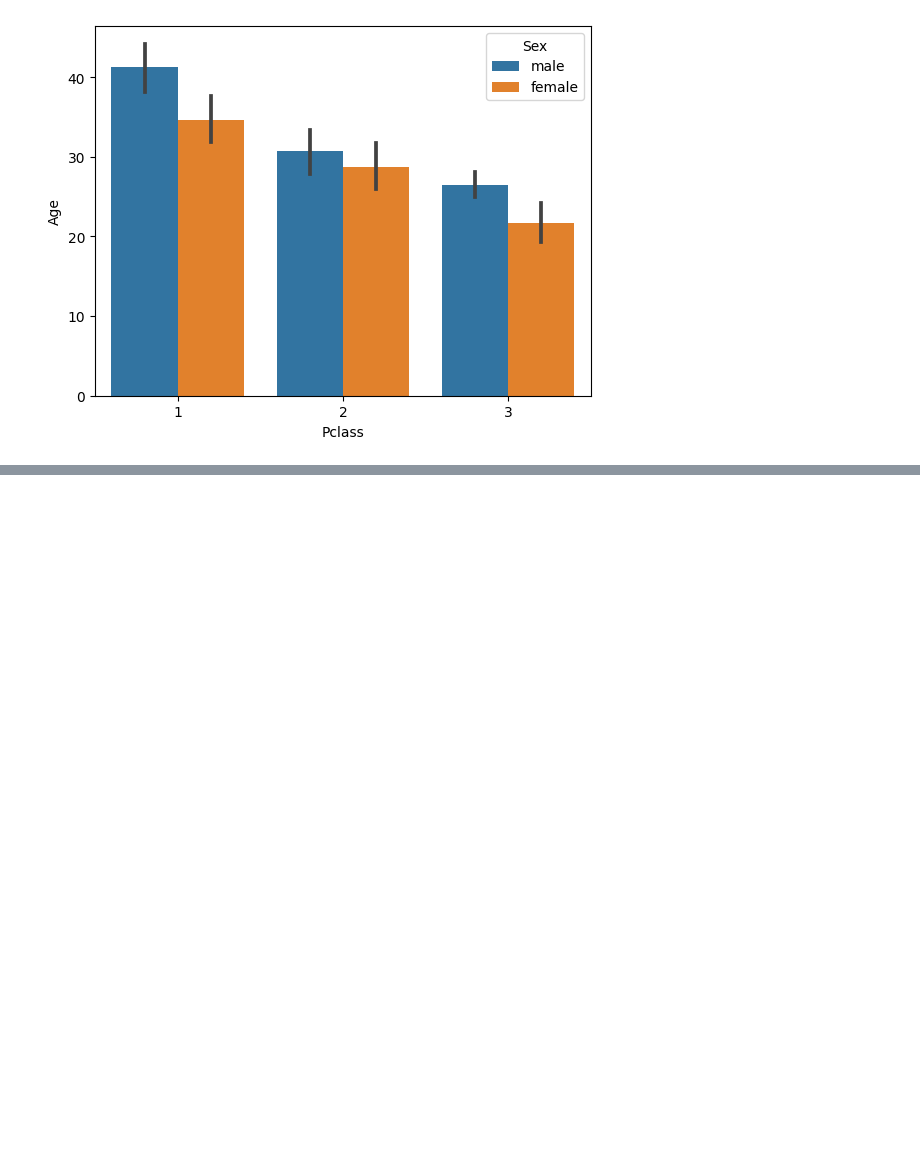
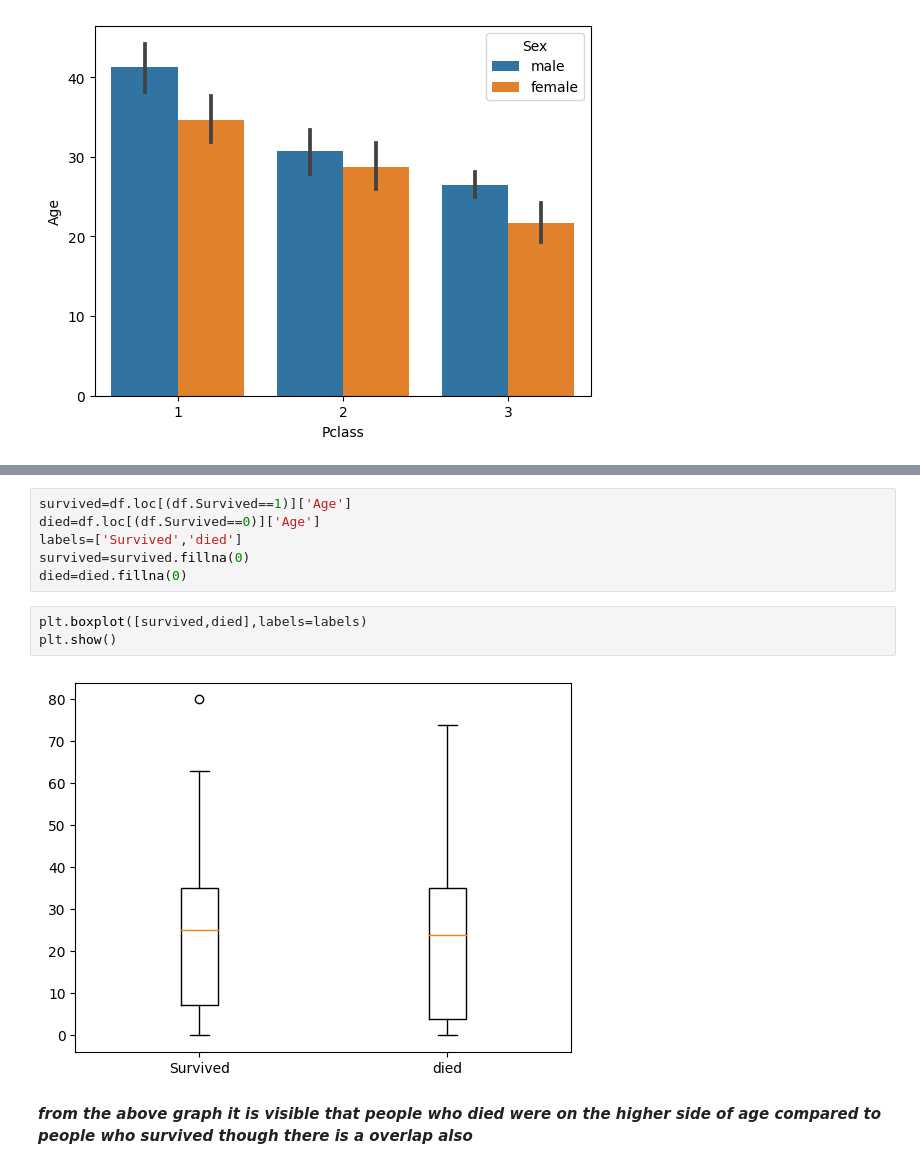
Before and after one commit to LataData/Data-Analysis-Challenges-by-DataInMotionLLc, a Jupyter notebook: challenge_5_titanic.ipynb, the cells around one changed output, grey strips where cells are left out. Drawn from its saved outputs; the diff is of its cells as text; blank space fills up the shorter version.

```diff
--- a/challenge_5_titanic.ipynb
+++ b/challenge_5_titanic.ipynb
@@ -123,0 +145,13 @@ plt.show()
+# %%
+survived=df.loc[(df.Survived==1)]['Age']
+died=df.loc[(df.Survived==0)]['Age']
+labels=['Survived','died']
+survived=survived.fillna(0)
+died=died.fillna(0)
+# %%
+plt.boxplot([survived,died],labels=labels)
+plt.show()
+# %% [output]
+[figure, added]
+# %% [markdown]
+***from the above graph it is visible that people who died were on the higher side of age compared to people who survived though there is a overlap also***
```
Also changed, not shown: parts of 8 cells of this notebook.
